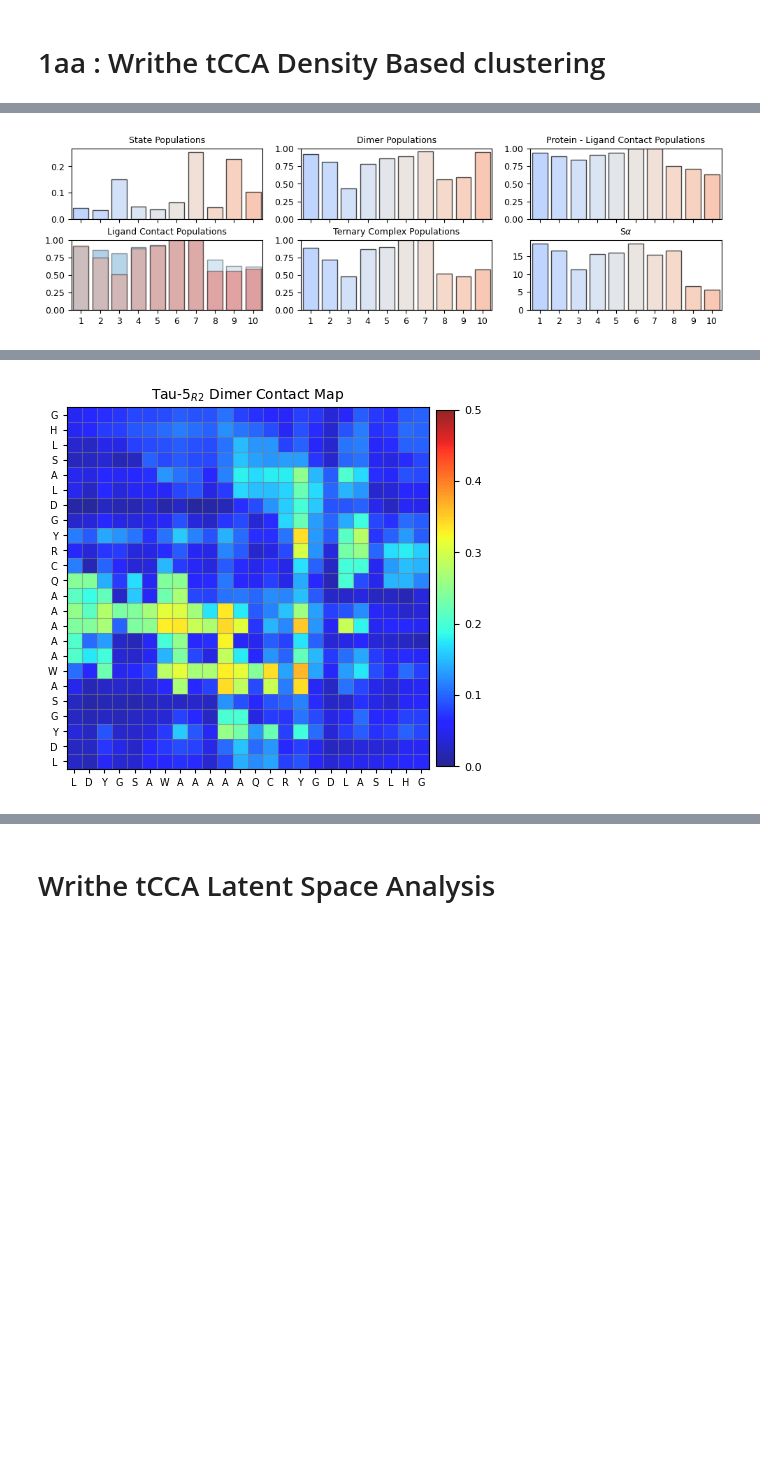
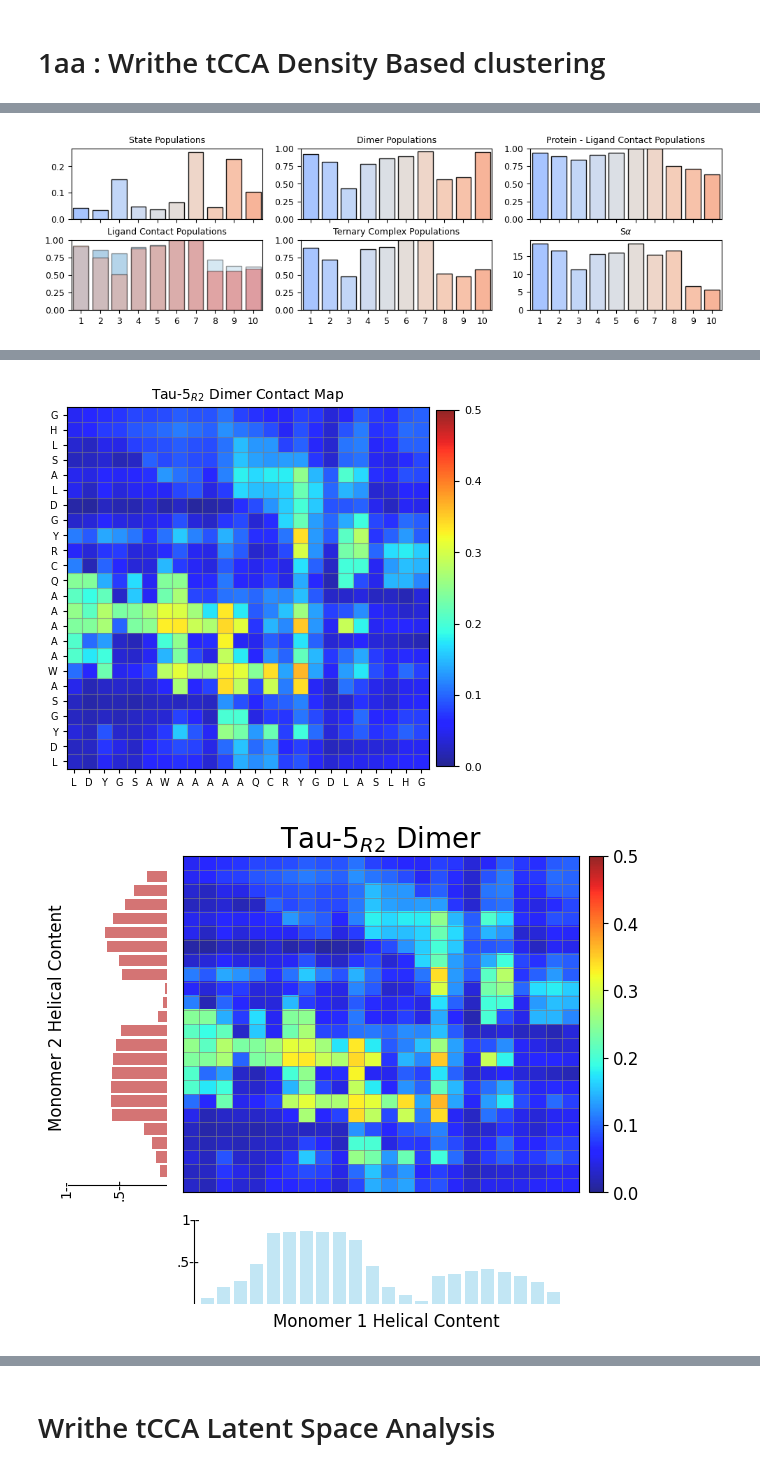
Before and after one commit to tommysisk/temp, a Jupyter notebook: r1r2_cluster_analysis.ipynb, the cells around one changed output, grey strips where cells are left out. Cells and saved outputs as stored; diff of their text form; code cells hidden in the pictures; blank space fills up the shorter version.

```diff
--- a/r1r2_cluster_analysis.ipynb
+++ b/r1r2_cluster_analysis.ipynb
@@ -672,8 +722,6 @@ fig.tight_layout()
 fig.suptitle("1aa Writhe Analysis", y=1.05)
 
 
-trunc = 80
-pre_trunc = 80
 
 helix = np.load(f'{paths[2]}/dsspH.npy')
 
@@ -720,7 +768,7 @@ for i, (ax, frames) in enumerate(zip(axes.flat, frames_cl)):
              font_scale=2, trunc=trunc, pre_trunc=pre_trunc)
 
     box_plot(contacts[frames][:, 24:].mean(0), label_stride=1, cmap="Reds",
-             ax=ax, alpha=.4, font_scale=2,#ylabel="Contact\n Population",
+             ax=ax, alpha=.4, font_scale=2,#ylabel="Contact\n Populaton",
              labels=codes, title = f"State {i+1}",
              rotation=0, trunc=trunc, pre_trunc=pre_trunc, ymin=0, ymax=1)
 
@@ -762,7 +810,7 @@ bound_fractions = group_by(dtraj,
 box_plot(group_by(dtraj, reduction=lambda x : x.sum() / len(contacts)),
          label_stride=1,
          cmap="coolwarm",
-         alpha=.7,
+         alpha=.9,
          font_scale=state_font_scale,#ylabel="Contact\n Population",
          labels=np.arange(1, len(bound_fractions) + 1),
          title = 'State Populations',
@@ -778,7 +826,7 @@ box_plot(group_by(dtraj, reduction=lambda x : x.sum() / len(contacts)),
 box_plot(bound_fractions,
          label_stride=1,
          cmap="coolwarm",
-         alpha=.7,
+         alpha=.9,
          font_scale=state_font_scale,#ylabel="Contact\n Population",
          labels=np.arange(1, len(bound_fractions) + 1),
          title = 'Dimer Populations',
@@ -794,7 +842,7 @@ box_plot(bound_fractions,
 box_plot(group_by(dtraj, contacts.any(1), np.mean),
          label_stride=1,
          cmap="coolwarm",
-         alpha=.7,
+         alpha=.9,
          font_scale=state_font_scale,#ylabel="Contact\n Population",
          labels=np.arange(1, len(bound_fractions) +1),
          title = 'Protein - Ligand Contact Populations',
@@ -845,7 +893,7 @@ box_plot(group_by(dtraj,
                   np.mean),
          label_stride=1,
          cmap="coolwarm",
-         alpha=.7,
+         alpha=.9,
          font_scale=state_font_scale,#ylabel="Contact\n Population",
          labels=np.arange(1, len(bound_fractions) +1),
          title = 'Ternary Complex Populations',
@@ -863,7 +911,7 @@ box_plot(group_by(dtraj,
                 np.mean),
          label_stride=1,
          cmap="coolwarm",
-         alpha=.7,
+         alpha=.9,
          font_scale=state_font_scale,#ylabel="Contact\n Population",
          labels=np.arange(1, len(bound_fractions) +1),
          title = r'S$\alpha$',
@@ -891,13 +939,30 @@ for k, (frames, ax) in enumerate(zip(frames_cl, axes.flat)):
 plot_distance_matrix(ResidueDistances.load(f'{paths[2]}/r1r2_ca_distance_dict.pkl').matrix(contacts=True, cut_off=1).mean(0),
                      aspect='equal', figsize=(5, 5) ,
                      xticks=codes,yticks=codes,
-                     vmax=0.5,vmin=0,
+                     vmax=.5,vmin=0,
                      label_stride=1,
                      grid=True,
                      grid_spacing=1,
                      grid_color='gray',
                      alpha=.85,
-                     title=r'Tau-5$_{R2}$ Dimer Contact Map',
-                    )
+                     title=r'Tau-5$_{R2}$ Dimer Contact Map',)
+
+build_matrix_boxplot_grid(ResidueDistances.load(f'{paths[2]}/r1r2_ca_distance_dict.pkl').matrix(contacts=True, cut_off=1).mean(0),
+                          np.load(f'{paths[2]}/dsspH.npy', ).mean(0)[:24],
+                          np.load(f'{paths[2]}/dsspH.npy', ).mean(0)[24:],
+                          cmap='jet', title=fr'Tau-5$_{{R2}}$ Dimer',
+                          bottom_title='R2 Helical Content',vmin=0, vmax=.5,
+                          left_title='R1 Helical Content')
+
+for i, frames in enumerate(frames_cl):
+    build_matrix_boxplot_grid(ResidueDistances.load(f'{paths[2]}/r1r2_ca_distance_dict.pkl').matrix(contacts=True,
+                                                                                                    cut_off=1)[frames].mean(0),
+                              np.load(f'{paths[2]}/dsspH.npy', )[frames].mean(0)[:24],
+                              np.load(f'{paths[2]}/dsspH.npy', )[frames].mean(0)[24:],
+                              cmap='jet', title=fr'Tau-5$_{{R2}}$ Dimer : State {i+1}',
+                              bottom_title='R2 Helical Content',vmin=0, vmax=1,
+                              left_title='R1 Helical Content'
+    )
 #fig.tight_layout()
+dtrajs.append(dtraj)
 # %% [output]
@@ -905,6 +969,7 @@ plot_distance_matrix(ResidueDistances.load(f'{paths[2]}/r1r2_ca_distance_dict.pk
 [figure]
 [figure]
 [figure]
 [figure]
 [figure]
 [figure]
+[figure, added]
```
Also changed, not shown: parts of 32 cells of this notebook.
